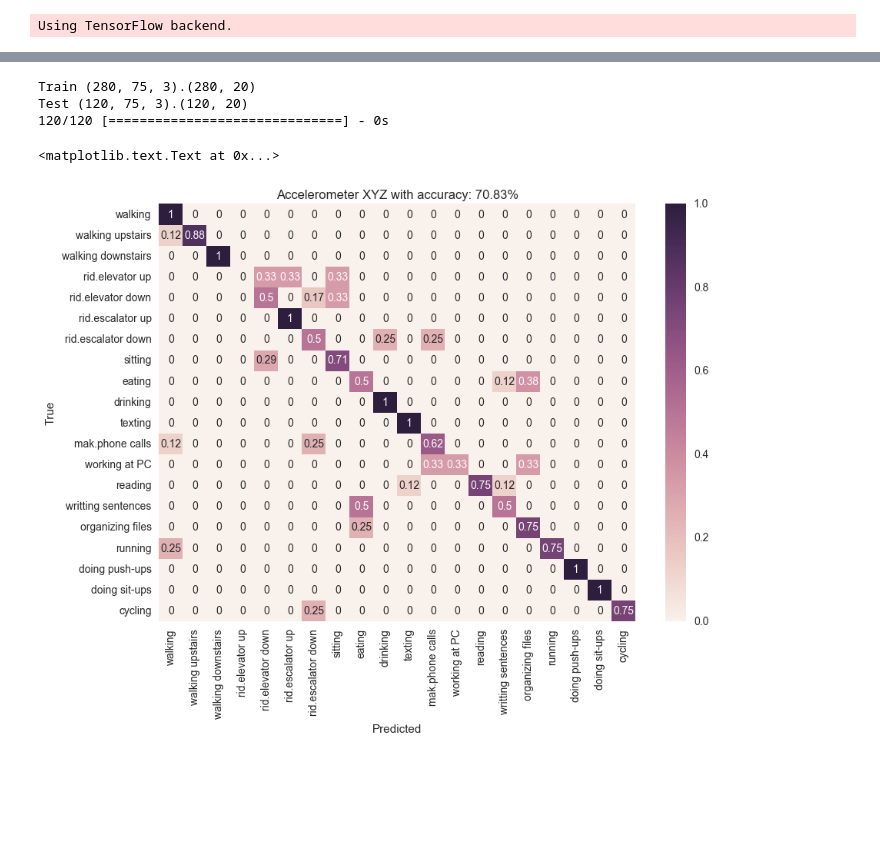
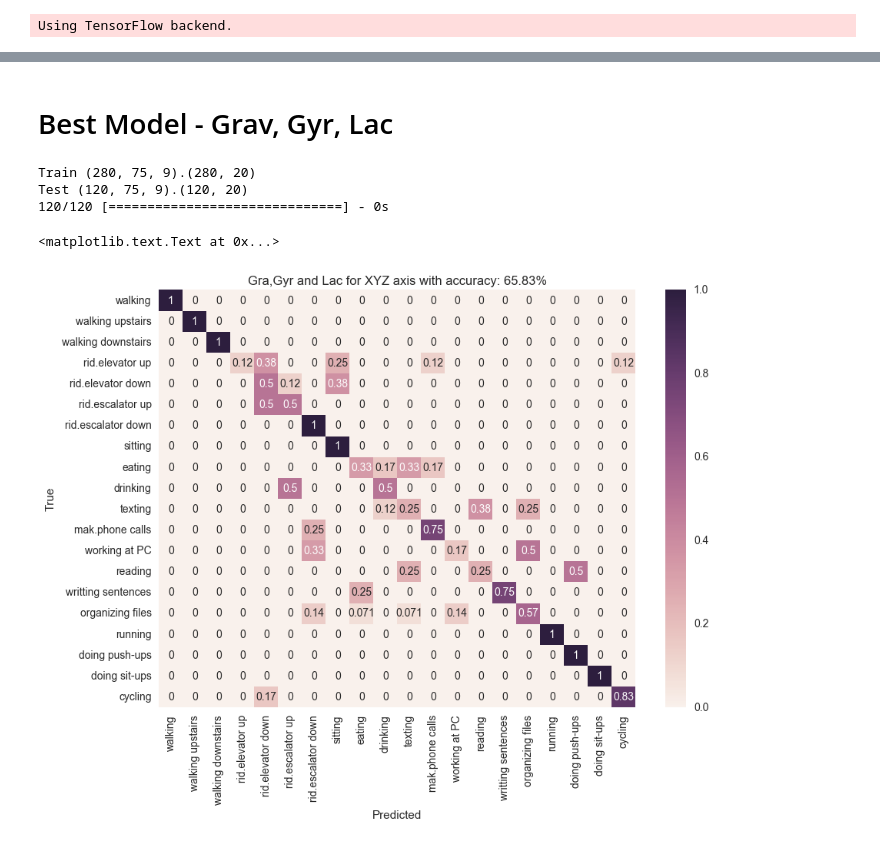
Before and after one commit to rafaelpossas/multimodal, a Jupyter notebook: src/SensorEvaluation.ipynb, the cells around one changed output, grey strips where cells are left out. Saved outputs shown, nothing was run; the diff lists cells and outputs as text; code cells hidden in the pictures; blank space fills up the shorter version.

```diff
--- a/src/SensorEvaluation.ipynb
+++ b/src/SensorEvaluation.ipynb
@@ -36,4 +261,9 @@ grd = ['rmsprop','64','75','0.4']
+# %% [markdown]
+# Best Model - Grav, Gyr, Lac
 # %%
+sensor = ['grax','gray','graz','gyrx','gyry','gyrz','lacx','lacy','lacz']
+grd = ['rmsprop','64','75','0.4']
+dt = SensorDataset("/Users/rafaelpossas/Dev/multimodal/sensor")
 dt.load_dataset(selected_sensors=sensor,
                 group_size=int(grd[2]), step_size=int(grd[2]), train_size=0.7)
 
@@ -41,7 +271,7 @@ model = lstm.get_model(input_shape=(dt.x_train.shape[1], dt.x_train.shape[2]),
                        output_shape=dt.y_train.shape[1], layer_size=int(grd[1]),
                        optimizer=grd[0], dropout=float(grd[3]))
 
-model.load_weights("models/65.00_accx_accy_accz_rmsprop_64_75_0.4.hdf5")
+model.load_weights("models/67.50_grax_gray_graz_gyrx_gyry_gyrz_lacx_lacy_lacz_rmsprop_64_75_0.4.hdf5")
 
 #Scores
 #y_pred = model.predict_classes(dt.)
@@ -51,8 +281,8 @@ acc = (scores[1] * 100)
 
 y_pred = model.predict_classes(dt.x_test)
 # %% [output]
-Train (280, 75, 3).(280, 20)
-Test (120, 75, 3).(120, 20)
+Train (280, 75, 9).(280, 20)
+Test (120, 75, 9).(120, 20)
 120/120 [==============================] - 0s
 # %%
 rp = classification_report(np.argmax(dt.y_test, axis=1), y_pred, target_names=targets)
@@ -63,10 +293,10 @@ df_cm = pd.DataFrame(cm, index=targets, columns=targets)
 # %%
 plt.figure(figsize =(10,7))
 
-hm = sn.heatmap(df_cm, annot=True)
-hm.axes.set_title('Accelerometer XYZ with accuracy: %.2f%%' % acc)
+hm = sns.heatmap(df_cm, annot=True)
+hm.axes.set_title('Gra,Gyr and Lac for XYZ axis with accuracy: %.2f%%' % acc)
 hm.axes.set_xlabel("Predicted")
 hm.axes.set_ylabel("True")
 # %% [output]
 <matplotlib.text.Text at 0x...>
-[figure, old version]
+[figure, new version]
```
Also changed, not shown: parts of 25 cells of this notebook, 3 other files.
